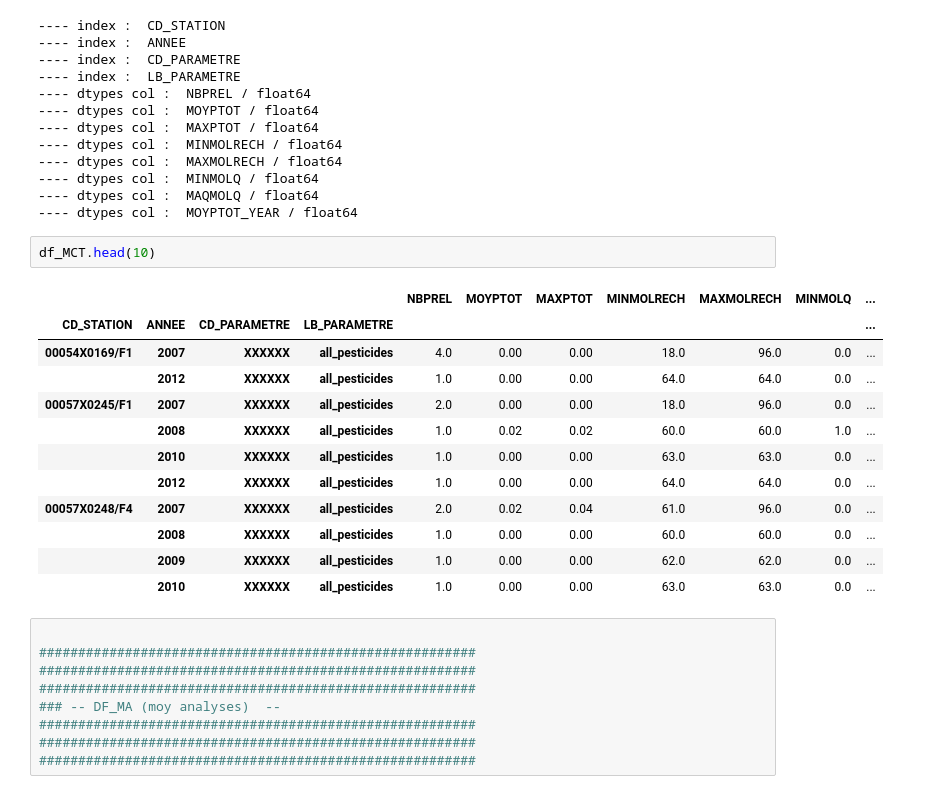
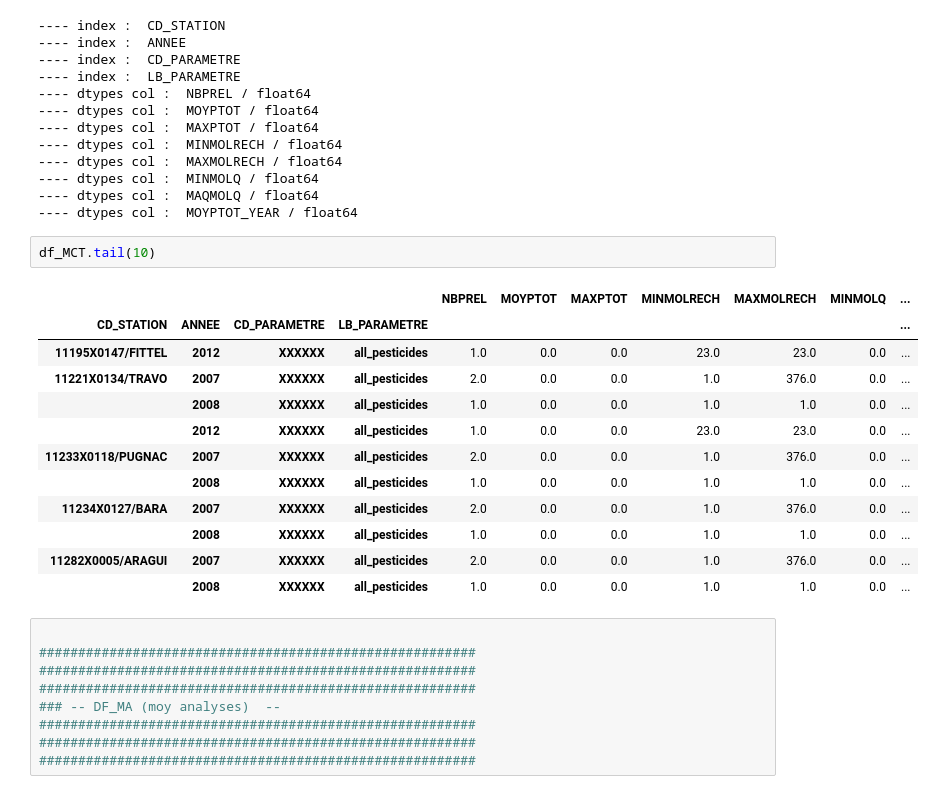
Before and after one commit to JulienParis/hydroviz, a Jupyter notebook: pesticides_analysis_03.ipynb, the cells around one changed output. Drawn from its saved outputs; the diff is of its cells as text.

```diff
--- a/pesticides_analysis_03.ipynb
+++ b/pesticides_analysis_03.ipynb
@@ -750,20 +812,20 @@ checkDTypes(df_MCT)
 ---- dtypes col :  MAQMOLQ / float64
 ---- dtypes col :  MOYPTOT_YEAR / float64
 # %%
-df_MCT.head(10)
+df_MCT.tail(10)
 # %% [output]
 |  |  |  |  | NBPREL | MOYPTOT | MAXPTOT | MINMOLRECH | MAXMOLRECH | MINMOLQ | ... |
 | CD_STATION | ANNEE | CD_PARAMETRE | LB_PARAMETRE |  |  |  |  |  |  | ... |
-| 00054X0169/F1 | 2007 | XXXXXX | all_pesticides | 4.0 | 0.00 | 0.00 | 18.0 | 96.0 | 0.0 | ... |
-|  | 2012 | XXXXXX | all_pesticides | 1.0 | 0.00 | 0.00 | 64.0 | 64.0 | 0.0 | ... |
-| 00057X0245/F1 | 2007 | XXXXXX | all_pesticides | 2.0 | 0.00 | 0.00 | 18.0 | 96.0 | 0.0 | ... |
-|  | 2008 | XXXXXX | all_pesticides | 1.0 | 0.02 | 0.02 | 60.0 | 60.0 | 1.0 | ... |
-|  | 2010 | XXXXXX | all_pesticides | 1.0 | 0.00 | 0.00 | 63.0 | 63.0 | 0.0 | ... |
-|  | 2012 | XXXXXX | all_pesticides | 1.0 | 0.00 | 0.00 | 64.0 | 64.0 | 0.0 | ... |
-| 00057X0248/F4 | 2007 | XXXXXX | all_pesticides | 2.0 | 0.02 | 0.04 | 61.0 | 96.0 | 0.0 | ... |
-|  | 2008 | XXXXXX | all_pesticides | 1.0 | 0.00 | 0.00 | 60.0 | 60.0 | 0.0 | ... |
-|  | 2009 | XXXXXX | all_pesticides | 1.0 | 0.00 | 0.00 | 62.0 | 62.0 | 0.0 | ... |
-|  | 2010 | XXXXXX | all_pesticides | 1.0 | 0.00 | 0.00 | 63.0 | 63.0 | 0.0 | ... |
+| 11195X0147/FITTEL | 2012 | XXXXXX | all_pesticides | 1.0 | 0.0 | 0.0 | 23.0 | 23.0 | 0.0 | ... |
+| 11221X0134/TRAVO | 2007 | XXXXXX | all_pesticides | 2.0 | 0.0 | 0.0 | 1.0 | 376.0 | 0.0 | ... |
+|  | 2008 | XXXXXX | all_pesticides | 1.0 | 0.0 | 0.0 | 1.0 | 1.0 | 0.0 | ... |
+|  | 2012 | XXXXXX | all_pesticides | 1.0 | 0.0 | 0.0 | 23.0 | 23.0 | 0.0 | ... |
+| 11233X0118/PUGNAC | 2007 | XXXXXX | all_pesticides | 2.0 | 0.0 | 0.0 | 1.0 | 376.0 | 0.0 | ... |
+|  | 2008 | XXXXXX | all_pesticides | 1.0 | 0.0 | 0.0 | 1.0 | 1.0 | 0.0 | ... |
+| 11234X0127/BARA | 2007 | XXXXXX | all_pesticides | 2.0 | 0.0 | 0.0 | 1.0 | 376.0 | 0.0 | ... |
+|  | 2008 | XXXXXX | all_pesticides | 1.0 | 0.0 | 0.0 | 1.0 | 1.0 | 0.0 | ... |
+| 11282X0005/ARAGUI | 2007 | XXXXXX | all_pesticides | 2.0 | 0.0 | 0.0 | 1.0 | 376.0 | 0.0 | ... |
+|  | 2008 | XXXXXX | all_pesticides | 1.0 | 0.0 | 0.0 | 1.0 | 1.0 | 0.0 | ... |
 # %%
 
 ########################################################
```
Also changed, not shown: parts of 53 cells of this notebook, 8 other files.
